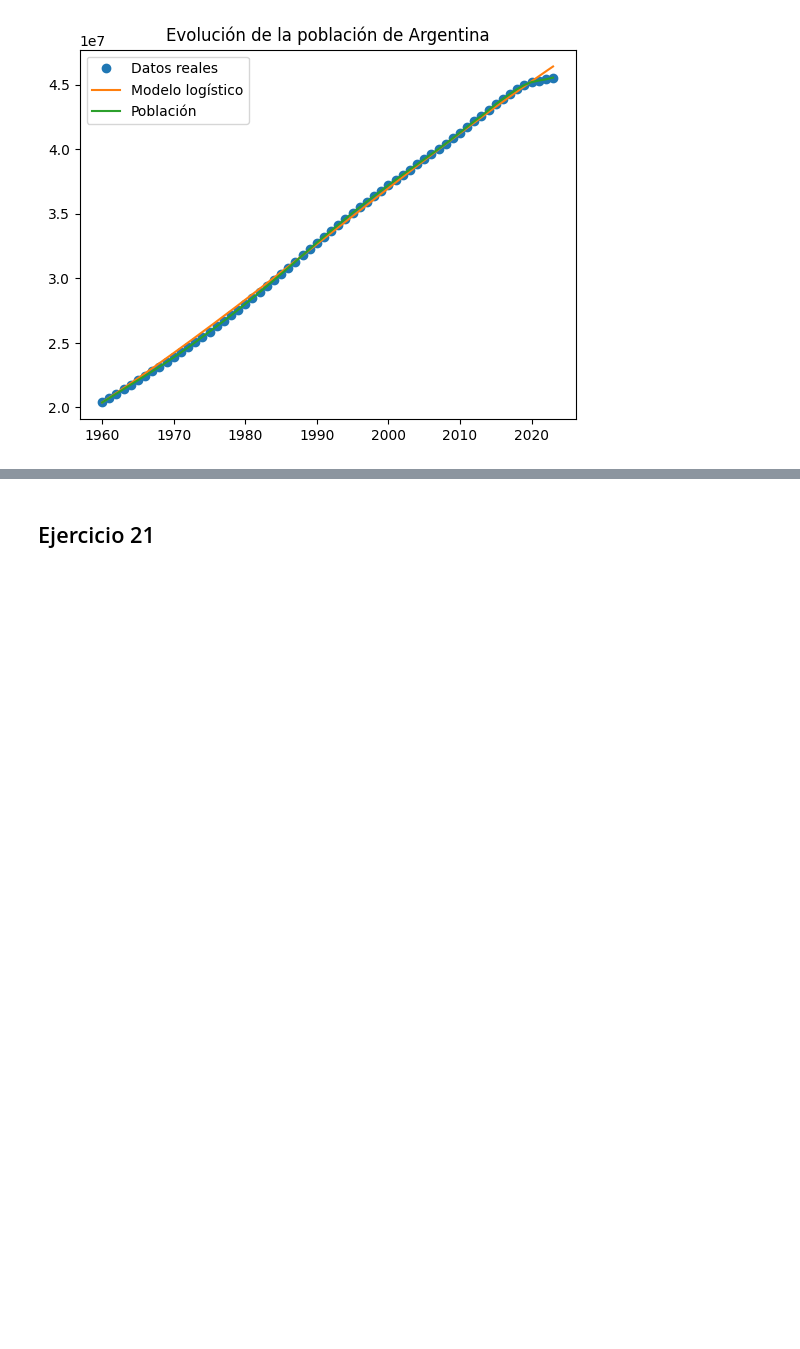
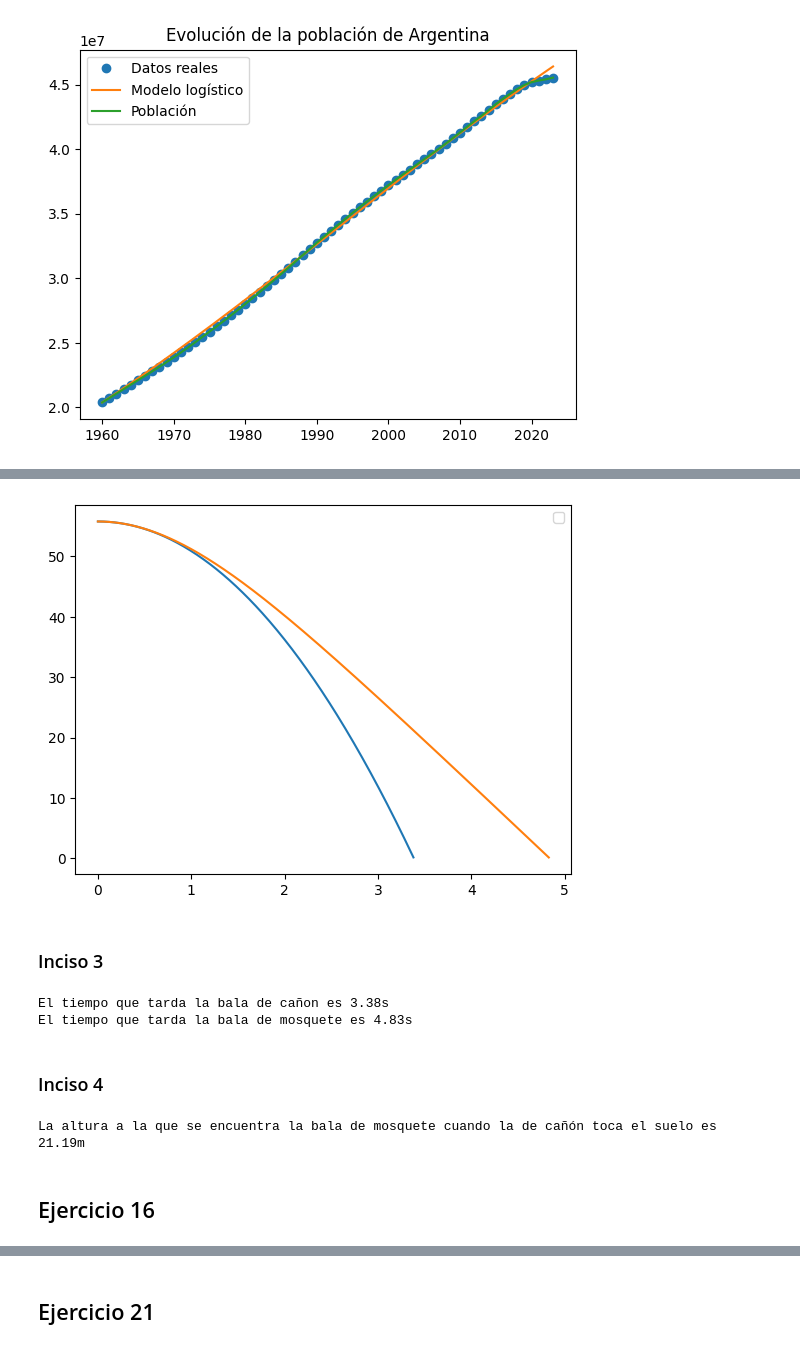
Before and after one commit to pablitobj/Modelado-Continuo, a Jupyter notebook: Primer Parcial/guia_labo_1.ipynb, the cells around one changed output, grey strips where cells are left out. Cells and saved outputs as stored; diff of their text form; code cells hidden in the pictures; blank space fills up the shorter version.

```diff
--- a/Primer Parcial/guia_labo_1.ipynb
+++ b/Primer Parcial/guia_labo_1.ipynb
@@ -1073,0 +1164,25 @@ plt.show()
+# %%
+plt.plot(t_cañon, cañon)
+plt.plot(t_mosquete, mosquete)
+plt.legend()
+plt.show()
+# %% [output]
+[figure, added]
+# %% [markdown]
+### Inciso 3
+# %%
+print(f"El tiempo que tarda la bala de cañon es {t_fin_cañon}s")
+print(f"El tiempo que tarda la bala de mosquete es {t_fin_mosquete}s")
+# %% [output]
+El tiempo que tarda la bala de cañon es 3.38s
+El tiempo que tarda la bala de mosquete es 4.83s
+# %% [markdown]
+### Inciso 4
+# %%
+altura_bala_mosquete = mosquete[len(t_cañon)-1]
+
+print(f"La altura a la que se encuentra la bala de mosquete cuando la de cañón toca el suelo es {round(altura_bala_mosquete, 2)}m")
+# %% [output]
+La altura a la que se encuentra la bala de mosquete cuando la de cañón toca el suelo es 21.19m
+# %% [markdown]
+## Ejercicio 16
```
Also changed, not shown: parts of 22 cells of this notebook.
